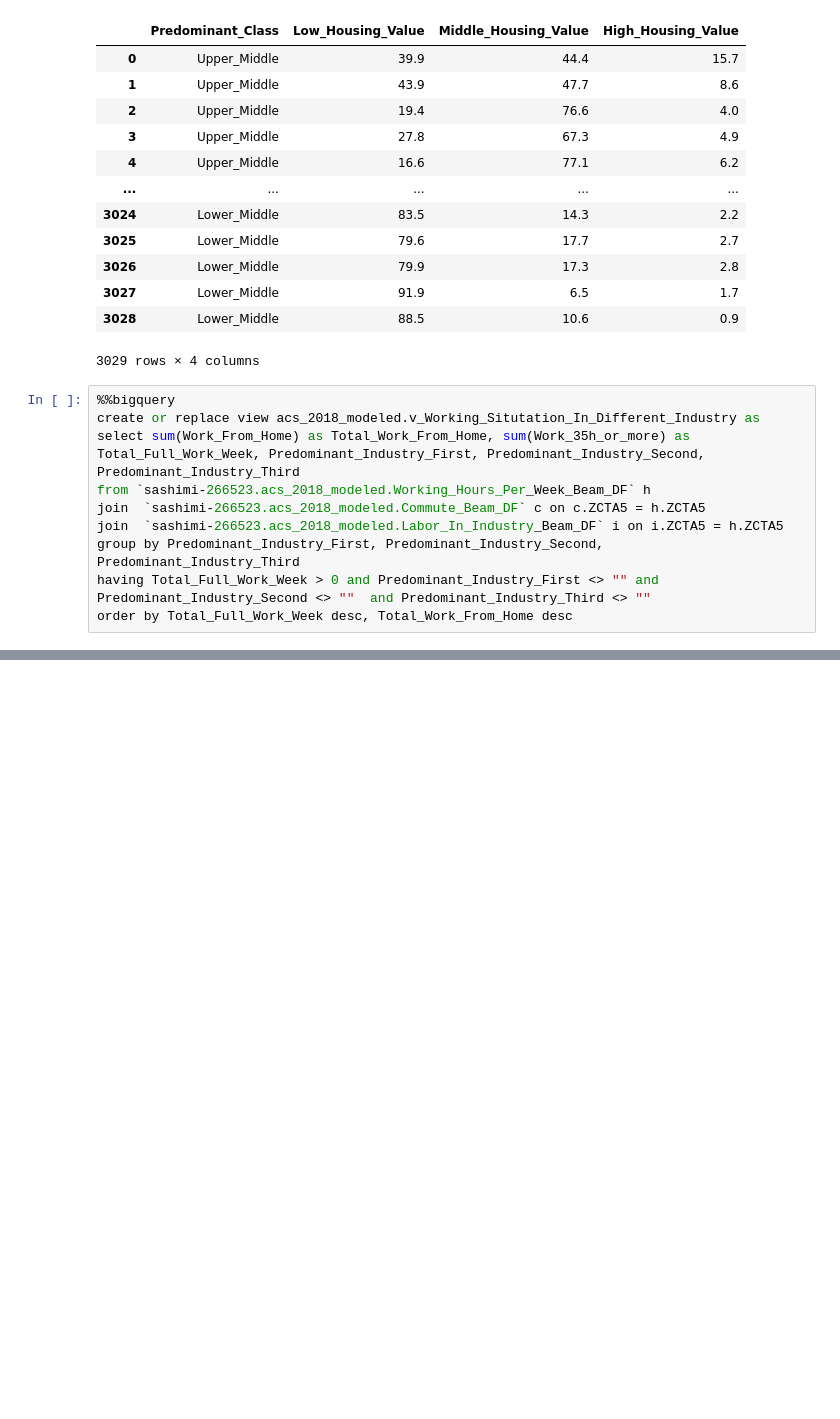
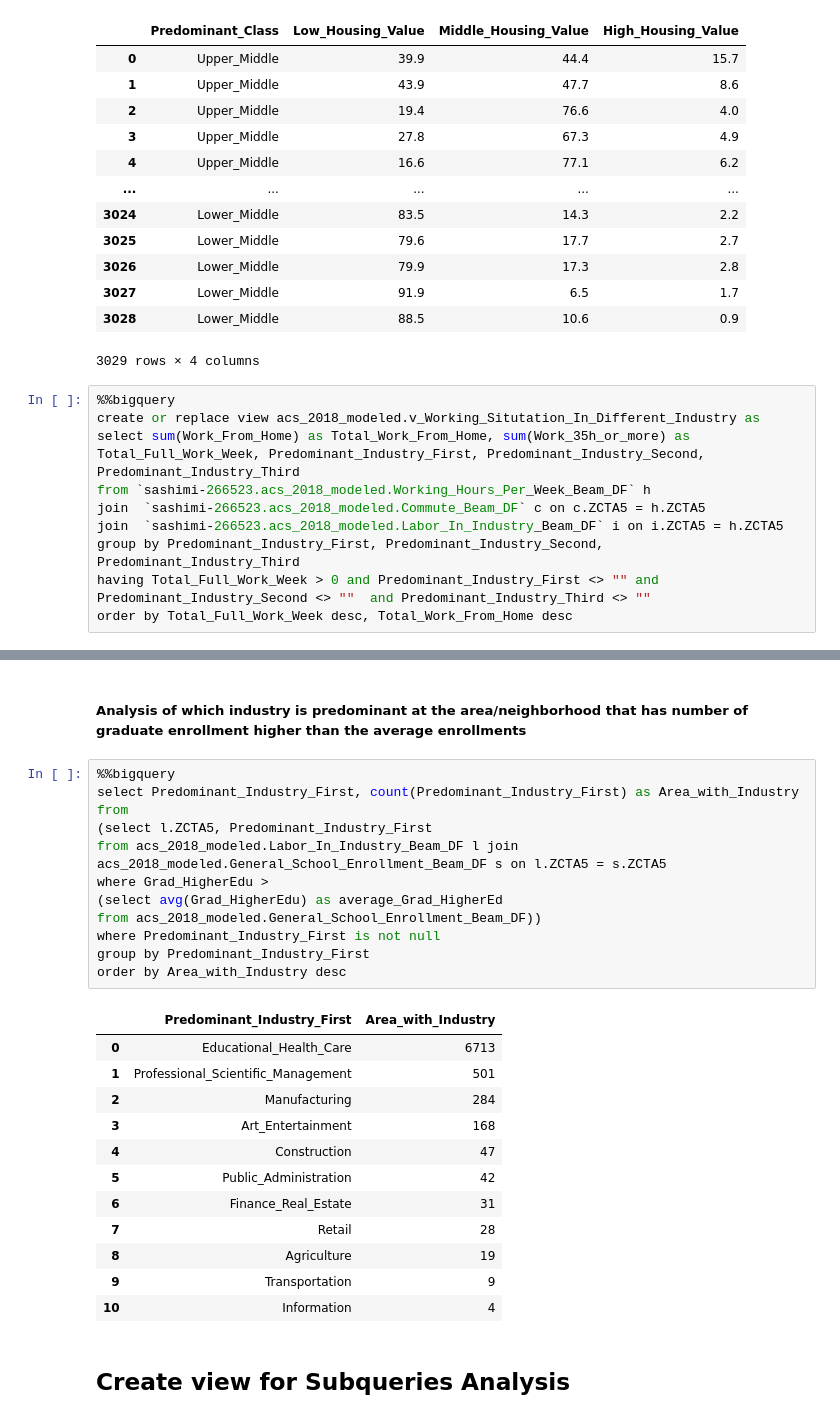
Before and after one commit to xindixu/US-demographic-analysis, a Jupyter notebook: primary-data/acs_2018_analysis.ipynb, the cells around one changed output, grey strips where cells are left out. Cells and saved outputs as stored; diff of their text form; blank space fills up the shorter version.

```diff
--- a/primary-data/acs_2018_analysis.ipynb
+++ b/primary-data/acs_2018_analysis.ipynb
@@ -332,0 +367,29 @@ order by Total_Full_Work_Week desc, Total_Work_From_Home desc
+# %% [markdown]
+##### Analysis of which industry is predominant at the area/neighborhood that has number of graduate enrollment higher than the average enrollments
+# %%
+%%bigquery
+select Predominant_Industry_First, count(Predominant_Industry_First) as Area_with_Industry
+from
+(select l.ZCTA5, Predominant_Industry_First
+from acs_2018_modeled.Labor_In_Industry_Beam_DF l join acs_2018_modeled.General_School_Enrollment_Beam_DF s on l.ZCTA5 = s.ZCTA5
+where Grad_HigherEdu >
+(select avg(Grad_HigherEdu) as average_Grad_HigherEd
+from acs_2018_modeled.General_School_Enrollment_Beam_DF))
+where Predominant_Industry_First is not null
+group by Predominant_Industry_First
+order by Area_with_Industry desc
+# %% [output]
+|  | Predominant_Industry_First | Area_with_Industry |
+| 0 | Educational_Health_Care | 6713 |
+| 1 | Professional_Scientific_Management | 501 |
+| 2 | Manufacturing | 284 |
+| 3 | Art_Entertainment | 168 |
+| 4 | Construction | 47 |
+| 5 | Public_Administration | 42 |
+| 6 | Finance_Real_Estate | 31 |
+| 7 | Retail | 28 |
+| 8 | Agriculture | 19 |
+| 9 | Transportation | 9 |
+| 10 | Information | 4 |
+# %% [markdown]
+## Create view for Subqueries Analysis
```
Also changed, not shown: parts of 5 cells of this notebook.
